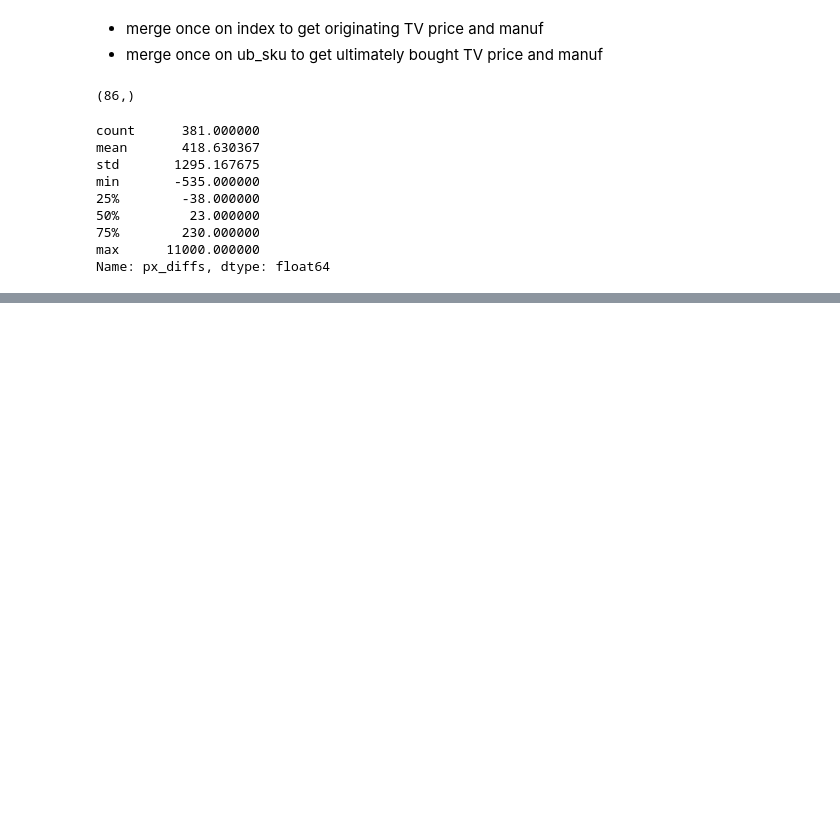
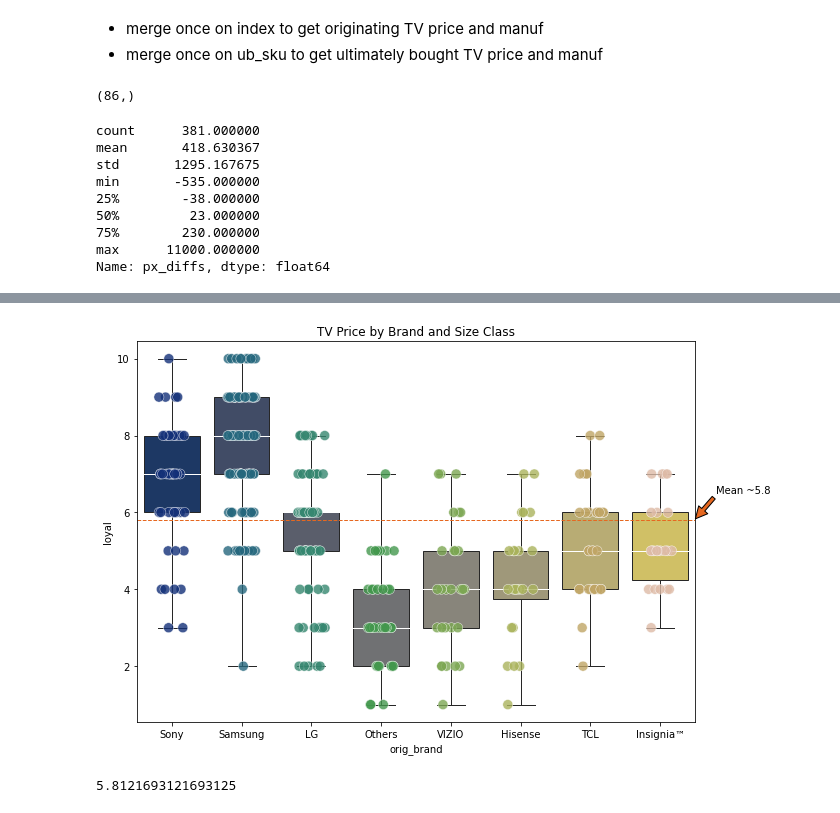
Before and after one commit to dnie44/nycdatascience_python_project, a Jupyter notebook: bb_analysis3.ipynb, the cells around one changed output, grey strips where cells are left out. Cells and saved outputs as stored; diff of their text form; code cells hidden in the pictures; blank space fills up the shorter version.

```diff
--- a/bb_analysis3.ipynb
+++ b/bb_analysis3.ipynb
@@ -148,0 +177,4 @@ plt.show()
+# %%
+# groupby originating TV, and count # of TRUE
+ub_branddiffs = ub_branddiffs[ub_branddiffs['loyal']].groupby('sku').count()['loyal'].to_frame()
+ub_branddiffs.describe()
@@ -148,0 +193,3 @@ plt.show()
+# %%
+ub_brandloyal = ub_final.merge(ub_branddiffs,how='inner',on='sku').drop(columns=['ub_sku','orig_px','ub_brand','ub_px'])
+ub_brandloyal = ub_brandloyal.groupby('sku').last()
@@ -148,0 +213,28 @@ plt.show()
+# %%
+fig = plt.gcf()
+fig.set_size_inches(10,7)
+
+# set order of x-axis categories
+order = ['Sony', 'Samsung', 'LG', 'Others', 'VIZIO', 'Hisense', 'TCL', 'Insignia™']
+
+# change median line to white
+PROPS = {'medianprops':{'color':'white'}}
+
+# Plot scatter over boxplot
+ax = sns.boxplot(data = ub_brandloyal, x='orig_brand', y='loyal',
+                order=order, palette='cividis', linewidth=1, whis=np.inf, **PROPS)\
+                .set_title('TV Price by Brand and Size Class')
+ax = sns.stripplot(data = ub_brandloyal, x='orig_brand', y='loyal',
+                   order=order, size=10, jitter=0.2,
+                   palette='gist_earth', linewidth=0.5, edgecolor='w', alpha=0.8)
+plt.axhline(y=ub_brandloyal.loyal.mean(),c='#e66820',ls='--',linewidth=1)
+ax.annotate('Mean ~5.8', xy=(7.5,5.82), xytext=(7.8, 6.5),
+            arrowprops=dict(facecolor='#e66820', shrink=0.02),
+            )
+plt.show()
+# %% [output]
+[figure, added]
+# %%
+ub_brandloyal.loyal.mean()
+# %% [output]
+5.8121693121693125
```
Also changed, not shown: parts of 17 cells of this notebook, 2 other files.
